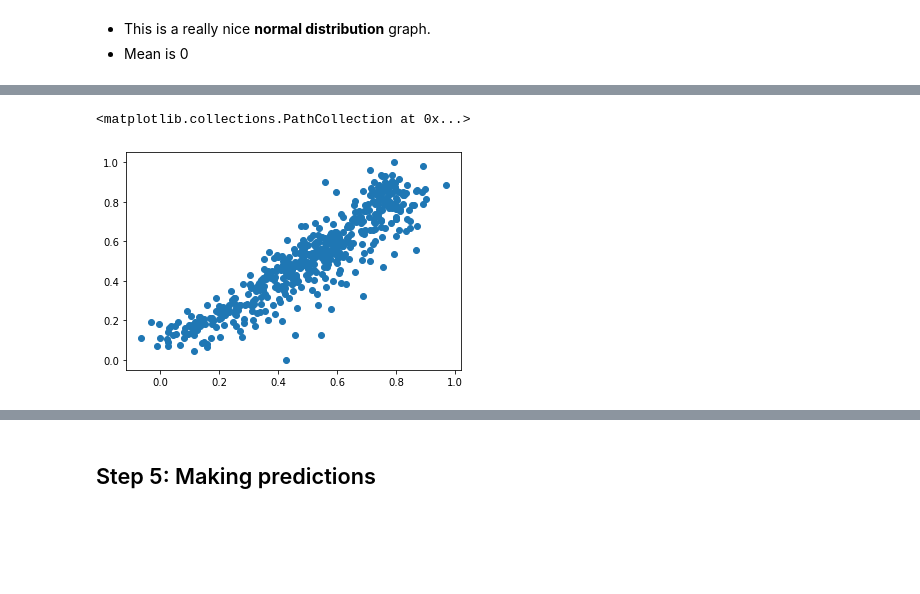
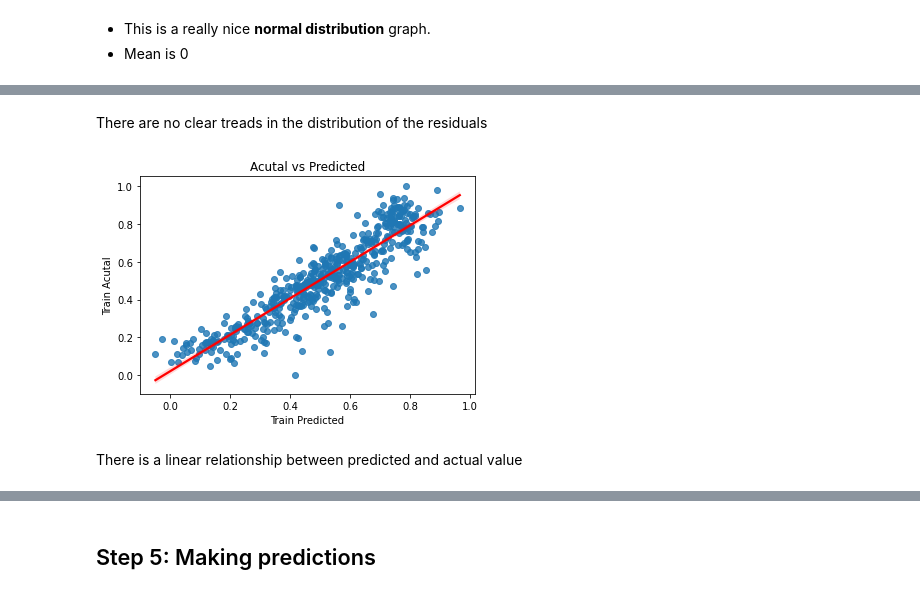
Before and after one commit to jawad360/epgp_course_2_bike_sharing_ass, a Jupyter notebook: bike_sharing.ipynb, the cells around one changed output, grey strips where cells are left out. Saved outputs shown, nothing was run; the diff lists cells and outputs as text; code cells hidden in the pictures; blank space fills up the shorter version.

```diff
--- a/bike_sharing.ipynb
+++ b/bike_sharing.ipynb
@@ -543,2 +458,0 @@ Notes:
-# %%
-X_train_rfe.drop(["jan"], axis=1, inplace=True)
@@ -622,2 +458,0 @@ Notes:
-# %%
-X_train_rfe.drop(["dec"], axis=1, inplace=True)
@@ -663,2 +458,0 @@ Notes:
-# %%
-X_train_rfe.drop(["nov"], axis=1, inplace=True)
@@ -761,2 +458,0 @@ Notes:
-# %%
-X_train_rfe.drop(["spring"], axis=1, inplace=True)
@@ -850,5 +660,13 @@ Text(0.5, 1.0, 'Residual plot')
+# %% [markdown]
+There are no clear treads in the distribution of the residuals
 # %%
-plt.scatter(y_train_pred, y_train)
+
+sns.regplot(y_train_pred, y_train, line_kws={"color": "red"})
+plt.xlabel("Train Predicted")
+plt.ylabel("Train Acutal")
+plt.title("Acutal vs Predicted")
+plt.show()
 # %% [output]
-<matplotlib.collections.PathCollection at 0x...>
-[figure, old version]
+[figure, new version]
+# %% [markdown]
+There is a linear relationship between predicted and actual value
```
Also changed, not shown: parts of 58 cells of this notebook.
